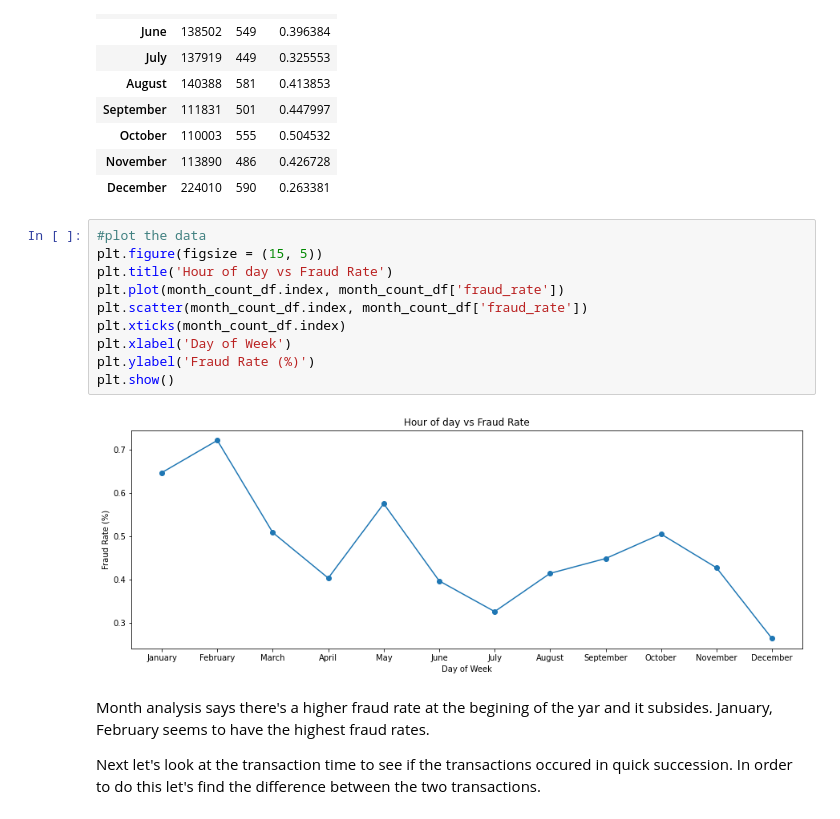
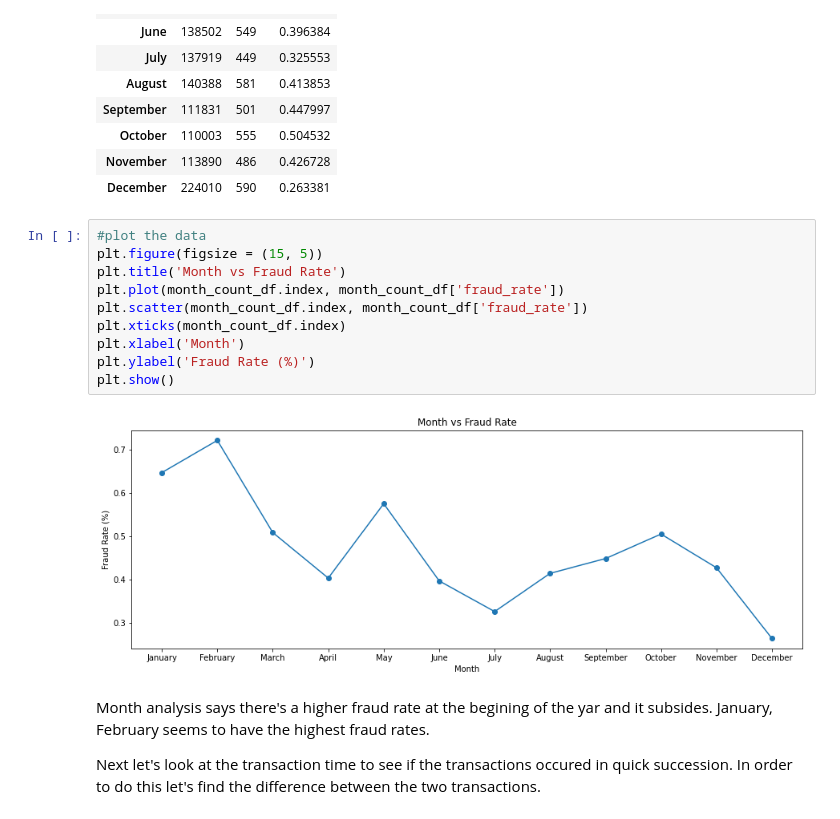
Before and after one commit to kaneelgit/senevirathne-kaneel-EN705603, a Jupyter notebook: securebank/analysis/data_analysis.ipynb, the cells around one changed output. Cells and saved outputs as stored; diff of their text form.

```diff
--- a/securebank/analysis/data_analysis.ipynb
+++ b/securebank/analysis/data_analysis.ipynb
@@ -219,15 +219,15 @@ month_count_df
 # %%
 #plot the data
 plt.figure(figsize = (15, 5))
-plt.title('Hour of day vs Fraud Rate')
+plt.title('Month vs Fraud Rate')
 plt.plot(month_count_df.index, month_count_df['fraud_rate'])
 plt.scatter(month_count_df.index, month_count_df['fraud_rate'])
 plt.xticks(month_count_df.index)
-plt.xlabel('Day of Week')
+plt.xlabel('Month')
 plt.ylabel('Fraud Rate (%)')
 plt.show()
 # %% [output]
-[figure, old version]
+[figure, new version]
 # %% [markdown]
 Month analysis says there's a higher fraud rate at the begining of the yar and it subsides. January, February seems to have the highest fraud rates.
 
```
Also changed, not shown: parts of 2 cells of this notebook, 12 other files.
